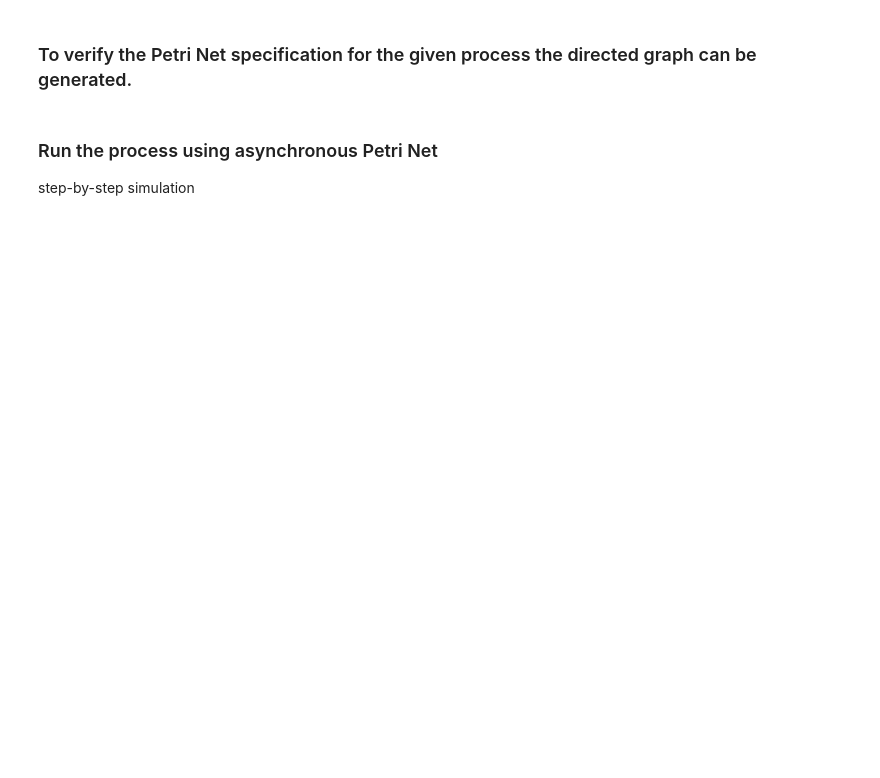
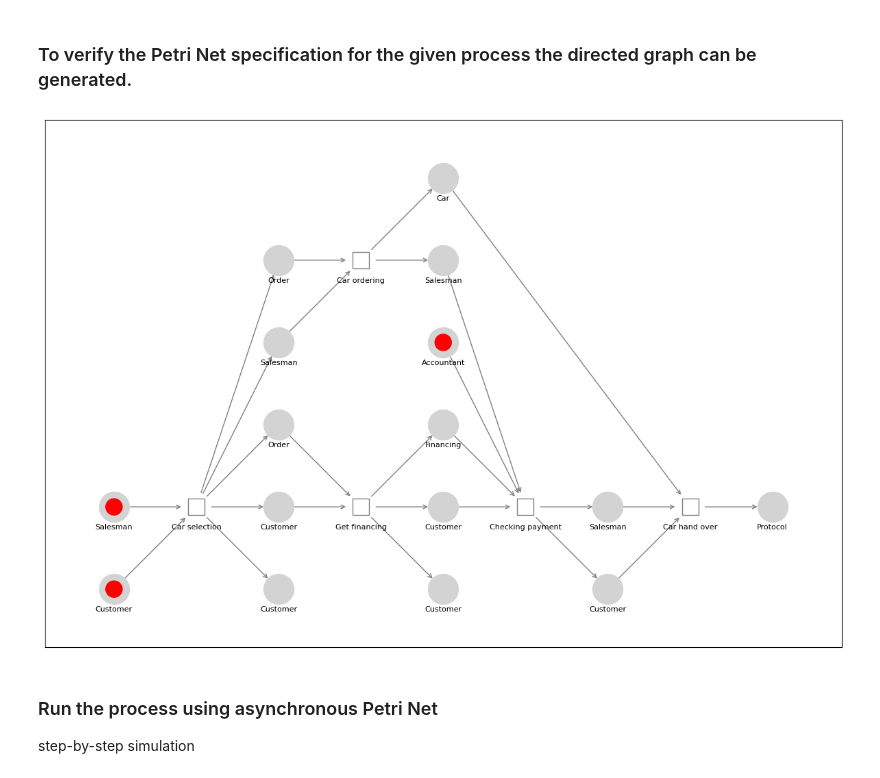
Before and after one commit to ivondrak/PetriNet, a Jupyter notebook: car_sale.ipynb, the cells around one changed output. Saved outputs shown, nothing was run; the diff lists cells and outputs as text; code cells hidden in the pictures; blank space fills up the shorter version.

```diff
--- a/car_sale.ipynb
+++ b/car_sale.ipynb
@@ -123,19 +123,21 @@ Place Financing has 0 token(s)
 ### To verify the Petri Net specification for the given process the directed graph can be generated.
 # %%
 g_places = [GPlace(p00, 1, 1), GPlace(p10, 1, 2),
-            GPlace(p01, 3, 1), GPlace(p20, 3, 2), GPlace(p11, 3, 3), GPlace(p21, 3, 4),
-            GPlace(p02, 5, 1), GPlace(p50, 5, 2), GPlace(p40, 5, 3), GPlace(p12, 5, 4), GPlace(p60, 5, 5),
+            GPlace(p01, 3, 2), GPlace(p20, 3, 3), GPlace(p11, 3, 4), GPlace(p21, 3, 5), GPlace(p04, 3, 1),
+            GPlace(p02, 5, 2), GPlace(p50, 5, 3), GPlace(p40, 5, 4), GPlace(p12, 5, 5), GPlace(p60, 5, 6), GPlace(p05, 5, 1),
             GPlace(p03, 7, 1), GPlace(p13, 7, 2),
             GPlace(p70, 9, 2)]
 
 g_transitions = [GTransition(car_selection, 2, 2),
                 GTransition(get_financing, 4, 2),
-                GTransition(car_ordering, 4, 4),
+                GTransition(car_ordering, 4, 5),
                 GTransition(checking_payment, 6, 2),
                 GTransition(car_hand_over, 8, 2)]
 
 png = PetriNetGraph(g_places, g_transitions)
 png.show_graph()
+# %% [output]
+[figure, added]
 # %% [markdown]
 ### Run the process using asynchronous Petri Net
 step-by-step simulation
```
Also changed, not shown: parts of 3 cells of this notebook, 13 other files.
